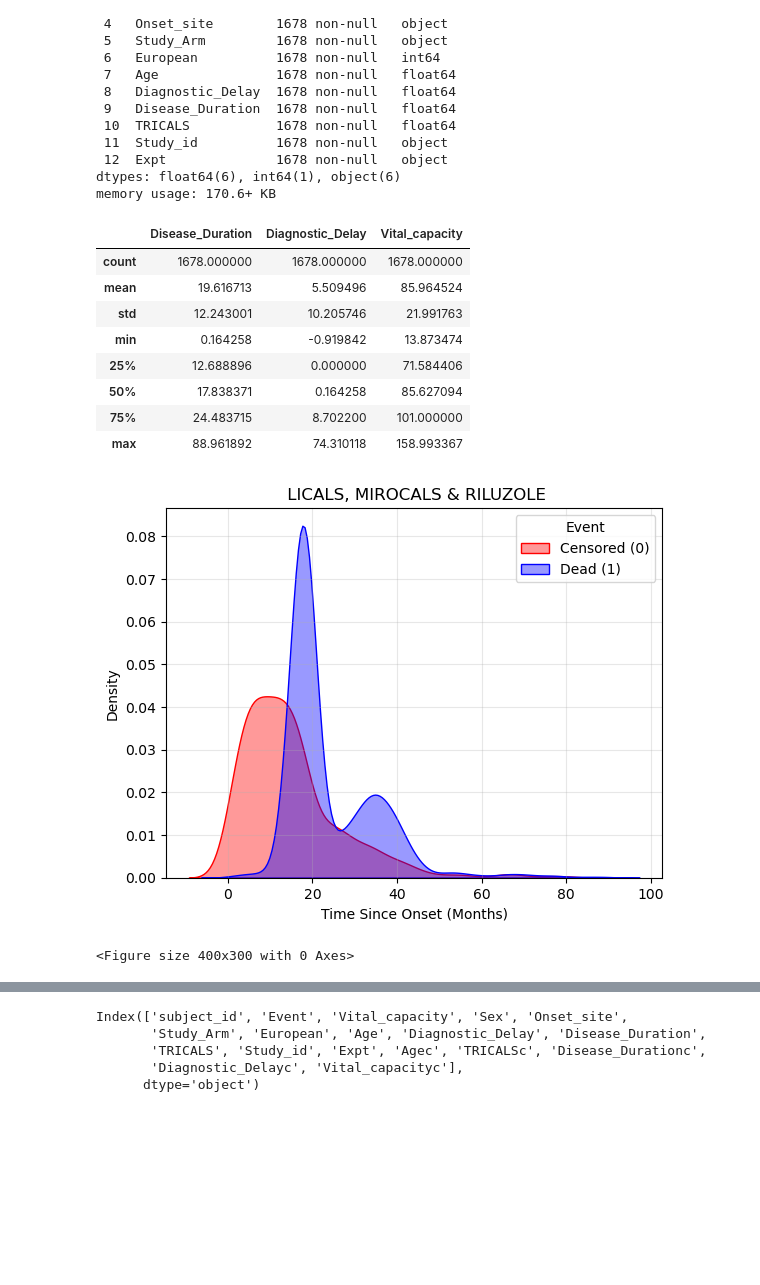
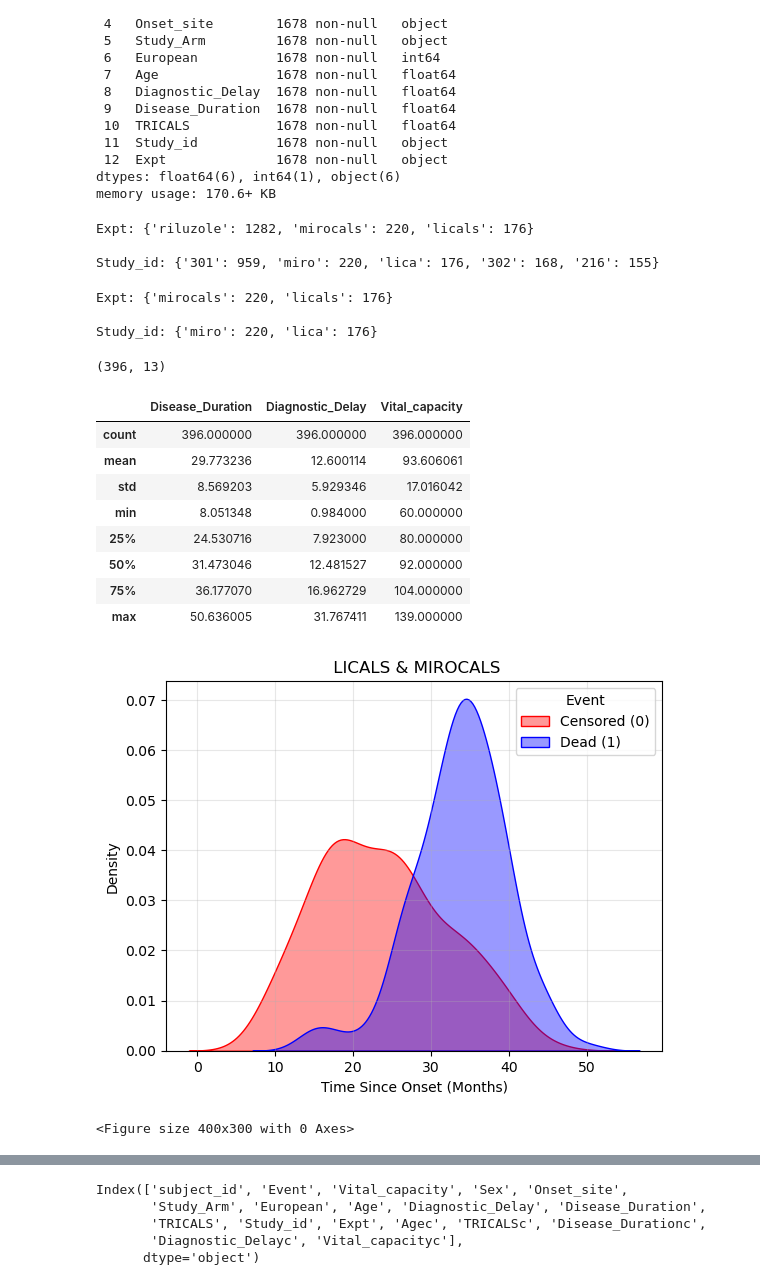
Before and after one commit to Uzoemeka/All_ALS_Data, a Jupyter notebook: 05.3_model_mirocals_licals.ipynb, the cells around one changed output, grey strips where cells are left out. Drawn from its saved outputs; the diff is of its cells as text; code cells hidden in the pictures; blank space fills up the shorter version.

```diff
--- a/05.3_model_mirocals_licals.ipynb
+++ b/05.3_model_mirocals_licals.ipynb
@@ -18,7 +18,7 @@ from sklearn.model_selection import train_test_split
 
 pd.set_option('display.max_columns', None)
 # %%
-dfs = pd.read_csv('/Users/Apple/Downloads/All_processed_data/combined_other_datasets_for_modeling.csv')
+dfs = pd.read_csv('/Users/Apple/Downloads/ALS_Digital_Twins/All_processed_data/combined_other_datasets_for_modeling.csv')
 df = dfs.copy()
 df.head(3)
 # %% [output]
@@ -60,6 +60,24 @@ Data columns (total 13 columns):
  12  Expt              1678 non-null   object
 dtypes: float64(6), int64(1), object(6)
 memory usage: 170.6+ KB
+# %%
+print(f"Expt: {df['Expt'].value_counts().to_dict()}\n")
+print(f"Study_id: {df['Study_id'].value_counts().to_dict()}")
+# %% [output]
+Expt: {'riluzole': 1282, 'mirocals': 220, 'licals': 176}
+
+Study_id: {'301': 959, 'miro': 220, 'lica': 176, '302': 168, '216': 155}
+# %%
+df = df[df['Expt'] != 'riluzole']
+print(f"Expt: {df['Expt'].value_counts().to_dict()}\n")
+print(f"Study_id: {df['Study_id'].value_counts().to_dict()}")
+
+df.shape
+# %% [output]
+Expt: {'mirocals': 220, 'licals': 176}
+
+Study_id: {'miro': 220, 'lica': 176}
+(396, 13)
 # %%
 df['Agec'] = (df['Age'] - df['Age'].mean()) / df['Age'].std()
 df['TRICALSc'] = (df['TRICALS'] - df['TRICALS'].mean()) / df['TRICALS'].std()
@@ -69,30 +87,30 @@ df_time.describe()
 # df_time.isna().sum()
 # %% [output]
 |  | Disease_Duration | Diagnostic_Delay | Vital_capacity |
-| count | 1678.000000 | 1678.000000 | 1678.000000 |
-| mean | 19.616713 | 5.509496 | 85.964524 |
-| std | 12.243001 | 10.205746 | 21.991763 |
-| min | 0.164258 | -0.919842 | 13.873474 |
-| 25% | 12.688896 | 0.000000 | 71.584406 |
-| 50% | 17.838371 | 0.164258 | 85.627094 |
-| 75% | 24.483715 | 8.702200 | 101.000000 |
-| max | 88.961892 | 74.310118 | 158.993367 |
+| count | 396.000000 | 396.000000 | 396.000000 |
+| mean | 29.773236 | 12.600114 | 93.606061 |
+| std | 8.569203 | 5.929346 | 17.016042 |
+| min | 8.051348 | 0.984000 | 60.000000 |
+| 25% | 24.530716 | 7.923000 | 80.000000 |
+| 50% | 31.473046 | 12.481527 | 92.000000 |
+| 75% | 36.177070 | 16.962729 | 104.000000 |
+| max | 50.636005 | 31.767411 | 139.000000 |
 # %%
 # Plot distribution of survival time for both groups
 sns.kdeplot(
     data=df, x="Disease_Duration", hue="Event",
     fill=True, common_norm=False, alpha=0.4,
     palette={1: "red", 0: "blue"},
 );
 
 plt.xlabel("Time Since Onset (Months)")
 plt.ylabel("Density")
-plt.title(" LICALS, MIROCALS & RILUZOLE")
+plt.title(" LICALS & MIROCALS")
 plt.legend(title="Event", labels=["Censored (0)", "Dead (1)"])
 plt.grid(alpha=0.3)
 plt.show();
 
 plt.figure(figsize=(4,3));
 # %% [output]
-[figure, old version]
+[figure, new version]
 <Figure size 400x300 with 0 Axes>
```
Also changed, not shown: parts of 109 cells of this notebook, 2 other files.
